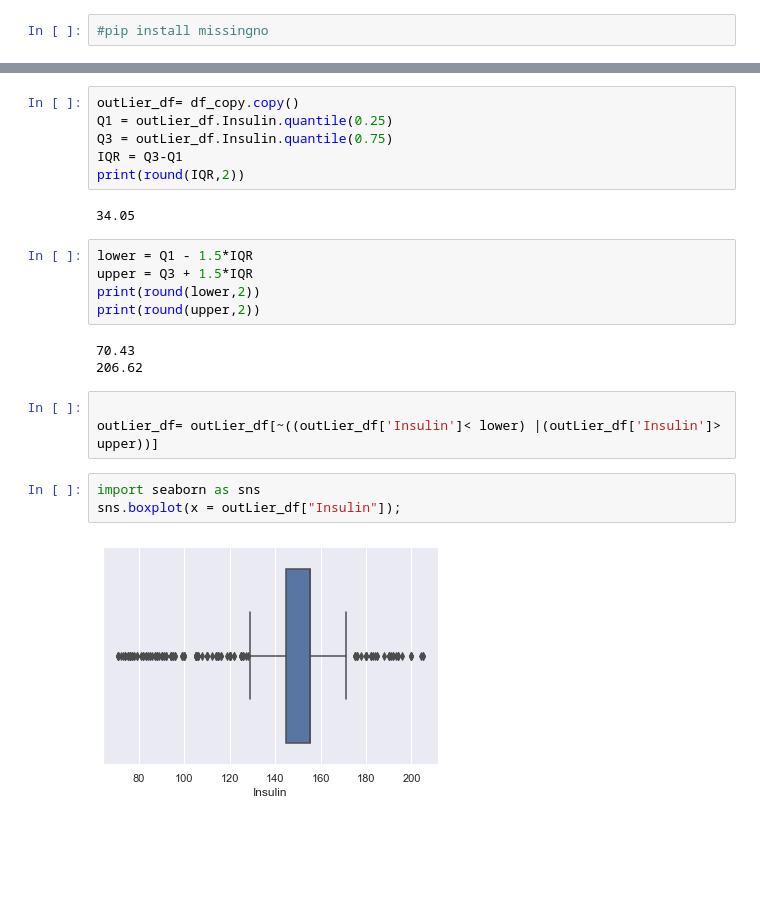
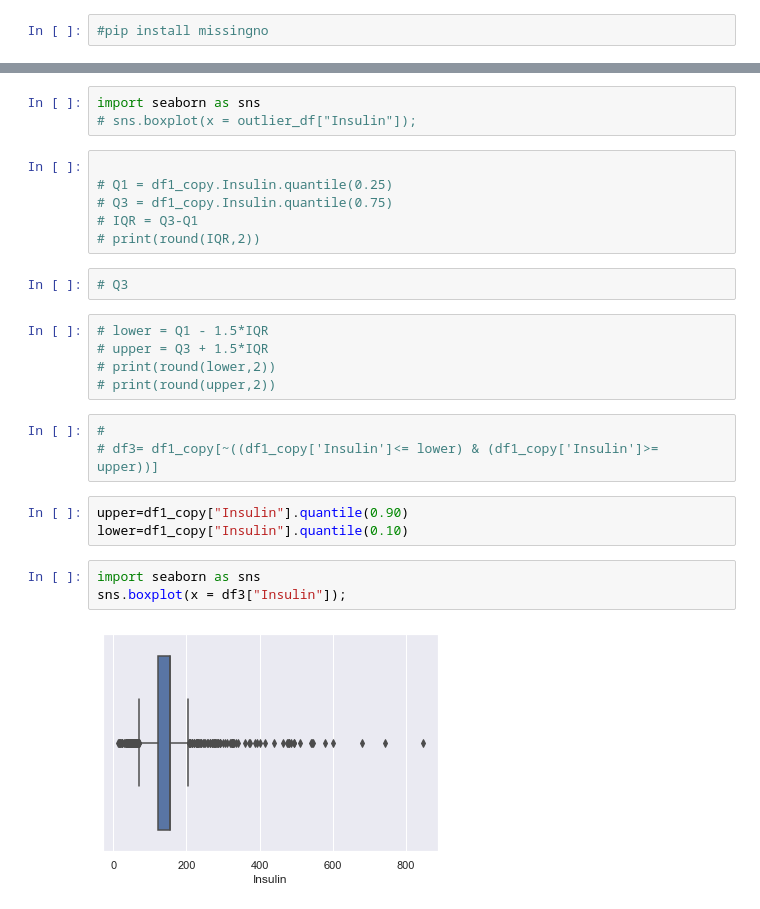
Before and after one commit to Wamuza1/Diabetes-Prediction-Analysis, a Jupyter notebook: Diabetes_Analysis.ipynb, the cells around one changed output, grey strips where cells are left out. Cells and saved outputs as stored; diff of their text form; blank space fills up the shorter version.

Commit message:
outliers

```diff
--- a/Diabetes_Analysis.ipynb
+++ b/Diabetes_Analysis.ipynb
@@ -304,24 +315,27 @@ plt.show()
+# %%
+import seaborn as sns
+# sns.boxplot(x = outlier_df["Insulin"]);
 # %%
-outLier_df= df_copy.copy()
-Q1 = outLier_df.Insulin.quantile(0.25)
-Q3 = outLier_df.Insulin.quantile(0.75)
-IQR = Q3-Q1
-print(round(IQR,2))
+
+# Q1 = df1_copy.Insulin.quantile(0.25)
+# Q3 = df1_copy.Insulin.quantile(0.75)
+# IQR = Q3-Q1
+# print(round(IQR,2))
-# %% [output]
-34.05
+# %%
+# Q3
 # %%
-lower = Q1 - 1.5*IQR
-upper = Q3 + 1.5*IQR
-print(round(lower,2))
-print(round(upper,2))
+# lower = Q1 - 1.5*IQR
+# upper = Q3 + 1.5*IQR
+# print(round(lower,2))
+# print(round(upper,2))
-# %% [output]
-70.43
-206.62
 # %%
-
-outLier_df= outLier_df[~((outLier_df['Insulin']< lower) |(outLier_df['Insulin']> upper))]
+#
+# df3= df1_copy[~((df1_copy['Insulin']<= lower) & (df1_copy['Insulin']>= upper))]
+# %%
+upper=df1_copy["Insulin"].quantile(0.90)
+lower=df1_copy["Insulin"].quantile(0.10)
 # %%
 import seaborn as sns
-sns.boxplot(x = outLier_df["Insulin"]);
+sns.boxplot(x = df3["Insulin"]);
 # %% [output]
-[figure, old version]
+[figure, new version]
```
Also changed, not shown: parts of 21 cells of this notebook.
